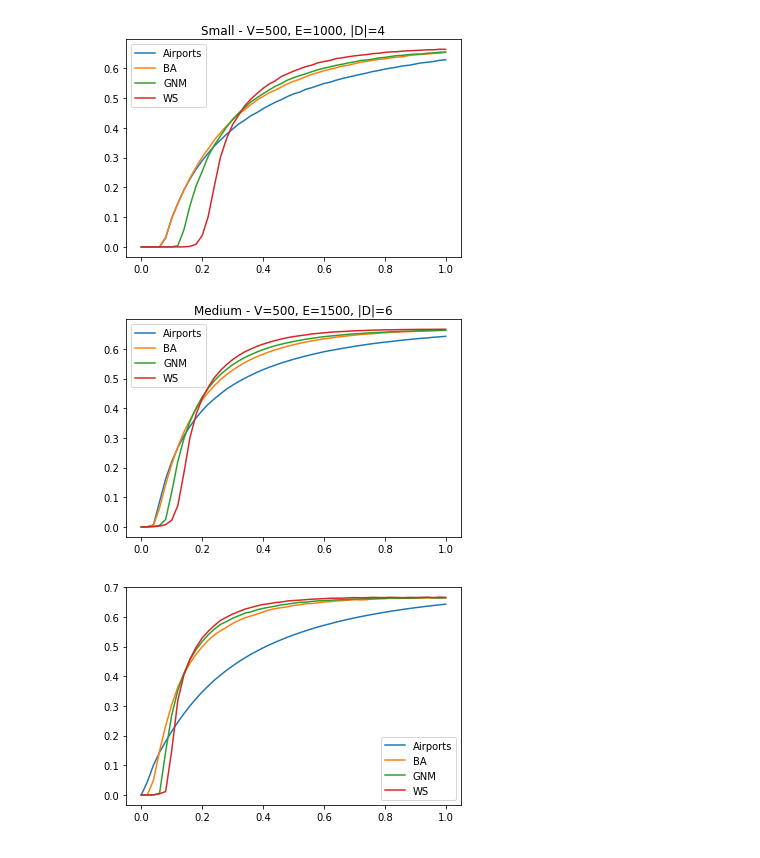
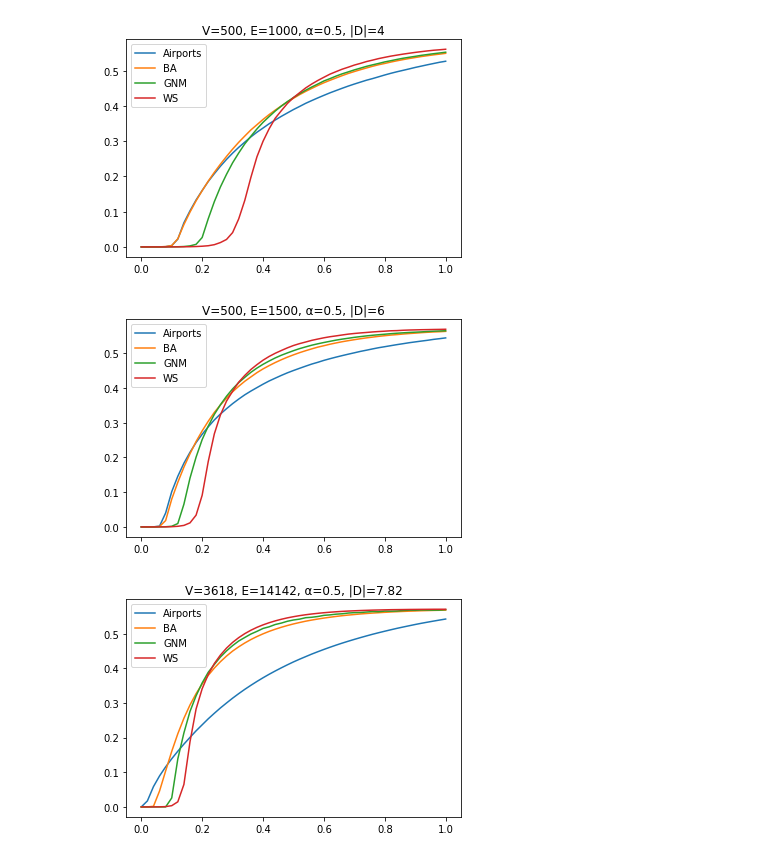
Before and after one commit to baton96/Complex-Networks, a Jupyter notebook: A4/plotting.ipynb, the cells around one changed output. Saved outputs shown, nothing was run; the diff lists cells and outputs as text; code cells hidden in the pictures.

```diff
--- a/A4/plotting.ipynb
+++ b/A4/plotting.ipynb
@@ -7,7 +4,7 @@ from glob import glob
 import igraph as ig
 # %%
 small = {}
-for path in glob("small/*.txt"):
+for path in glob("small/*_0.750000.txt"):
     values = []
     with open(path, "r") as f:
         for line in f:
@@ -17,14 +14,14 @@ for path in glob("small/*.txt"):
 x = [i/50 for i in range(len(small["BA"]))]
 for k, v in small.items():
     plt.plot(x, v, label=k)
-plt.title("Small - V=500, E=1000, |D|=4")
+plt.title("V=500, E=1000, α=0.5, |D|=4")
 plt.legend()
 plt.show()
 # %% [output]
-[figure, old version]
+[figure, new version]
 # %%
 medium = {}
-for path in glob("medium/*.txt"):
+for path in glob("medium/*_0.750000.txt"):
     values = []
     with open(path, "r") as f:
         for line in f:
@@ -34,14 +31,14 @@ for path in glob("medium/*.txt"):
 x = [i/50 for i in range(len(medium["BA"]))]
 for k, v in medium.items():
     plt.plot(x, v, label=k)
-plt.title("Medium - V=500, E=1500, |D|=6")
+plt.title("V=500, E=1500, α=0.5, |D|=6")
 plt.legend()
 plt.show()
 # %% [output]
-[figure, old version]
+[figure, new version]
 # %%
 big = {}
-for path in glob("big/*.txt"):
+for path in glob("big/*_0.750000.txt"):
     values = []
     with open(path, "r") as f:
         for line in f:
@@ -50,8 +47,9 @@ for path in glob("big/*.txt"):
 # %%
 x = [i/50 for i in range(len(big["BA"]))]
 for k, v in big.items():
     plt.plot(x, v, label=k)
+plt.title("V=3618, E=14142, α=0.5, |D|=7.82")
 plt.legend()
 plt.show()
 # %% [output]
-[figure, old version]
+[figure, new version]
```
Also changed, not shown: parts of 5 cells of this notebook, 7 other files.
